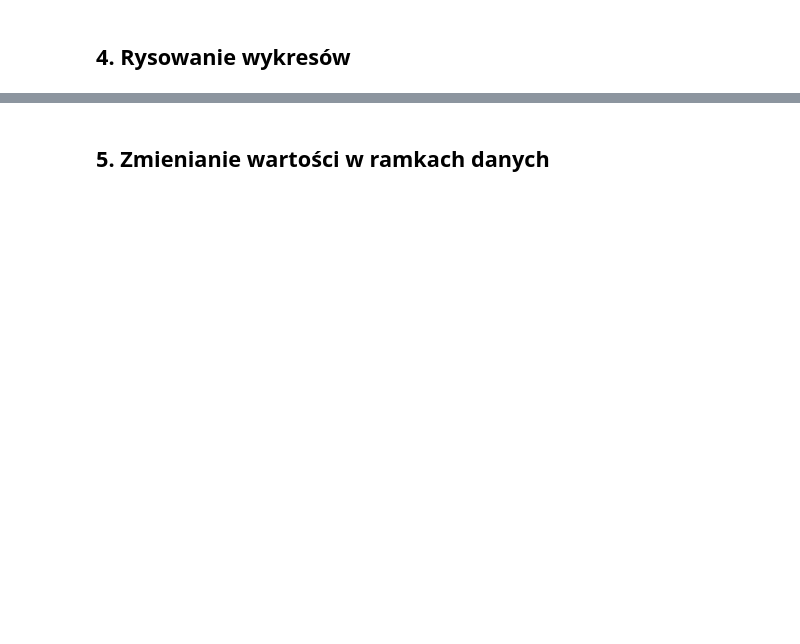
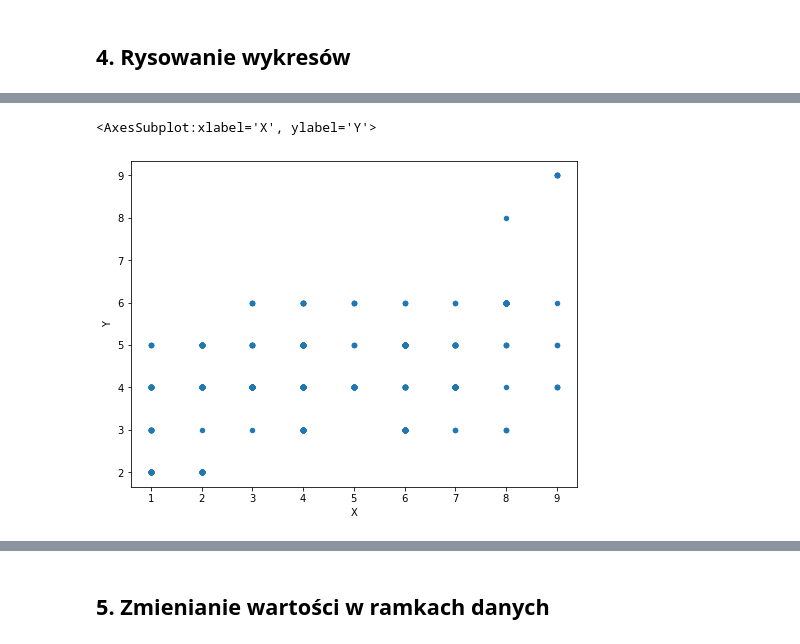
Before and after one commit to mini-pw/2021L-ExploratoryDataAnalysis, a Jupyter notebook: Laboratoria/Lab_9.ipynb, the cells around one changed output, grey strips where cells are left out. Drawn from its saved outputs; the diff is of its cells as text; code cells hidden in the pictures; blank space fills up the shorter version.

```diff
--- a/Laboratoria/Lab_9.ipynb
+++ b/Laboratoria/Lab_9.ipynb
@@ -95,3 +386,9 @@ df_fire = None # todo
 # %%
 # lokalizacje pożarów
+
+
+df_fire.plot('X', 'Y', kind='scatter', figsize=(8, 6))
+# %% [output]
+<AxesSubplot:xlabel='X', ylabel='Y'>
+[figure, added]
 # %%
```
Also changed, not shown: parts of 39 cells of this notebook.
